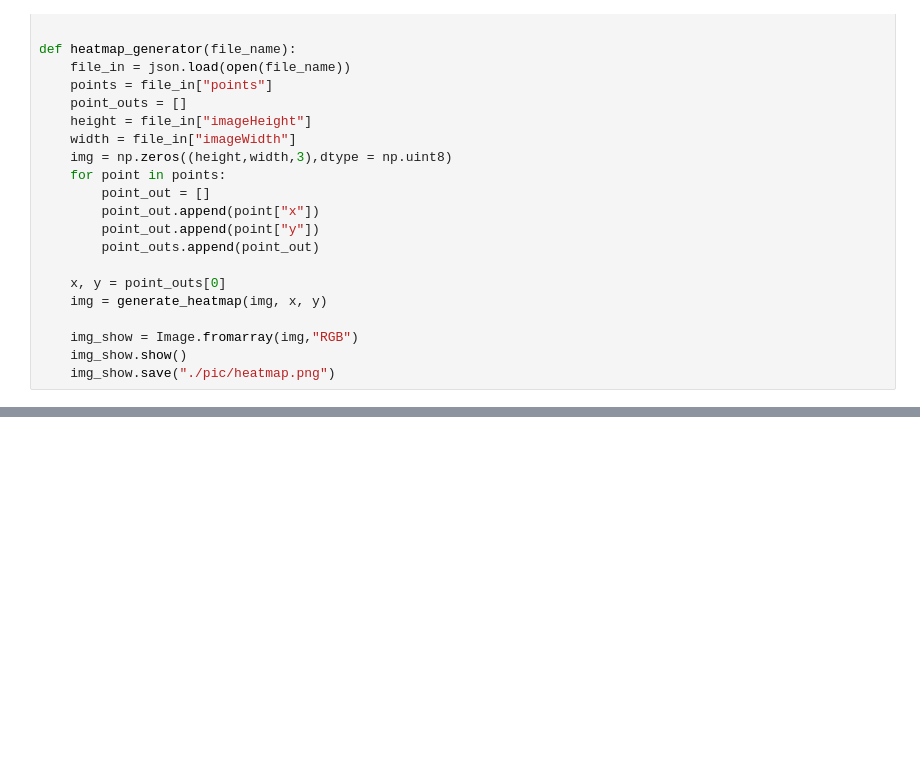
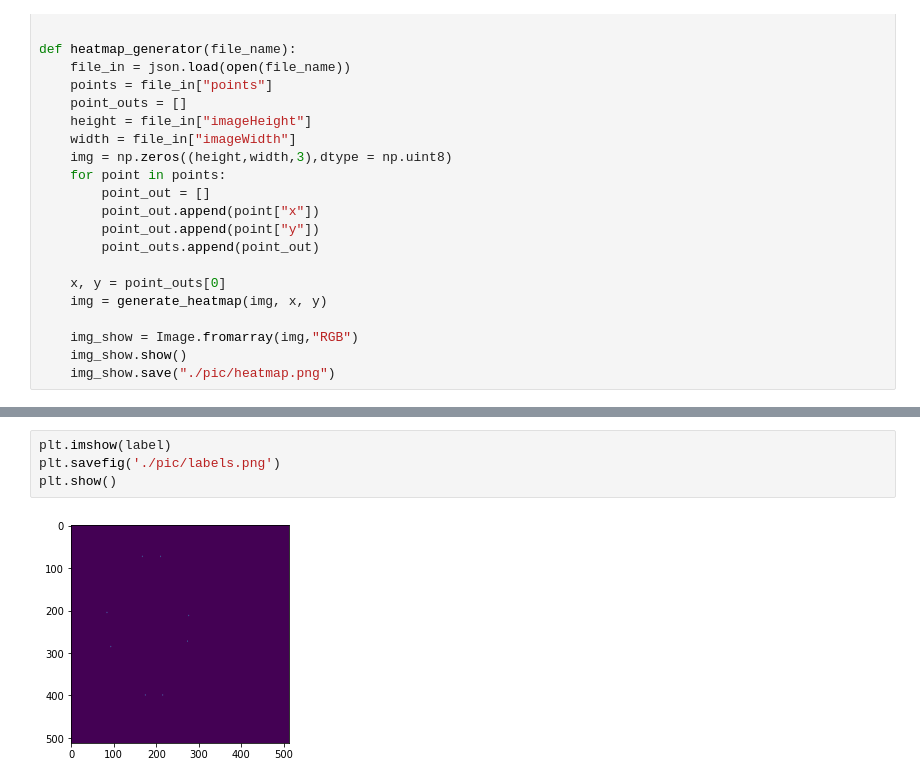
Before and after one commit to nekomiao123/medical, a Jupyter notebook: Baseline.ipynb, the cells around one changed output, grey strips where cells are left out. Saved outputs shown, nothing was run; the diff lists cells and outputs as text; blank space fills up the shorter version.

```diff
--- a/Baseline.ipynb
+++ b/Baseline.ipynb
@@ -140,0 +222,6 @@ TypeError: ufunc 'true_divide' output (typecode 'd') could not be coerced to pro
+# %%
+plt.imshow(label)
+plt.savefig('./pic/labels.png')
+plt.show()
+# %% [output]
+[figure, added]
```
Also changed, not shown: parts of 6 cells of this notebook, 9 other files.
